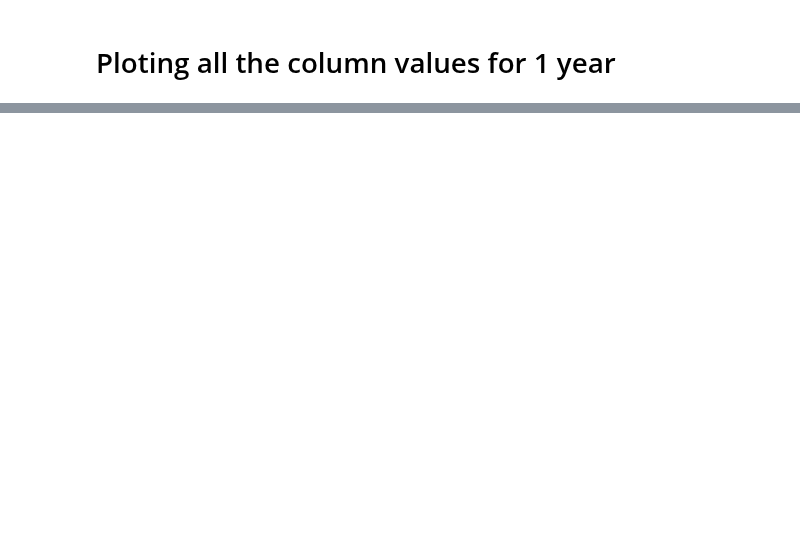
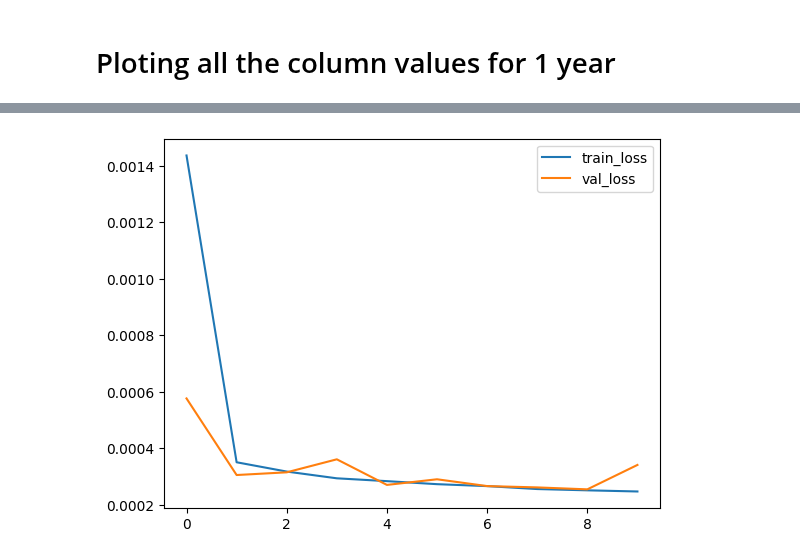
Before and after one commit to juneedpk/vscode-jupyter, a Jupyter notebook: projects/Weather-Forecasting/forecast.ipynb, the cells around one changed output, grey strips where cells are left out. Saved outputs shown, nothing was run; the diff lists cells and outputs as text; code cells hidden in the pictures; blank space fills up the shorter version.

```diff
--- a/projects/Weather-Forecasting/forecast.ipynb
+++ b/projects/Weather-Forecasting/forecast.ipynb
@@ -379,0 +153,8 @@ R2-score: 0.99
+# %%
+# splitting the data into train and test
+
+from sklearn.model_selection import train_test_split
+
+X_train, X_test, y_train, y_test = train_test_split(X, y, test_size=0.2, random_state=42)
+
+X_train.shape, X_test.shape
@@ -379,0 +163,25 @@ R2-score: 0.99
+# %%
+# building the model using tensorflow
+
+import tensorflow as tf
+from sklearn.metrics import r2_score
+from tensorflow.keras.models import Sequential
+
+model = Sequential(
+    [
+    tf.keras.layers.Dense(128, activation='relu', input_shape=(X_train.shape[1],)),
+    tf.keras.layers.Dense(64, activation='relu'),
+    tf.keras.layers.Dense(32, activation='relu'),
+    tf.keras.layers.Dense(1, activation='linear')
+
+    ]
+)
+
+
+# compiling the model
+
+model.compile(optimizer='adam', loss='mse', metrics=['r2_score'])
+
+# training the model
+
+history = model.fit(X_train, y_train, epochs=10, batch_size=32, validation_split=0.2)
@@ -379,0 +228,9 @@ R2-score: 0.99
+# %%
+# plotting the loss and r2_score
+
+plt.plot(history.history['loss'], label='train_loss')
+plt.plot(history.history['val_loss'], label='val_loss')
+plt.legend()
+plt.show()
+# %% [output]
+[figure, added]
```
Also changed, not shown: parts of 55 cells of this notebook, 2 other files.
